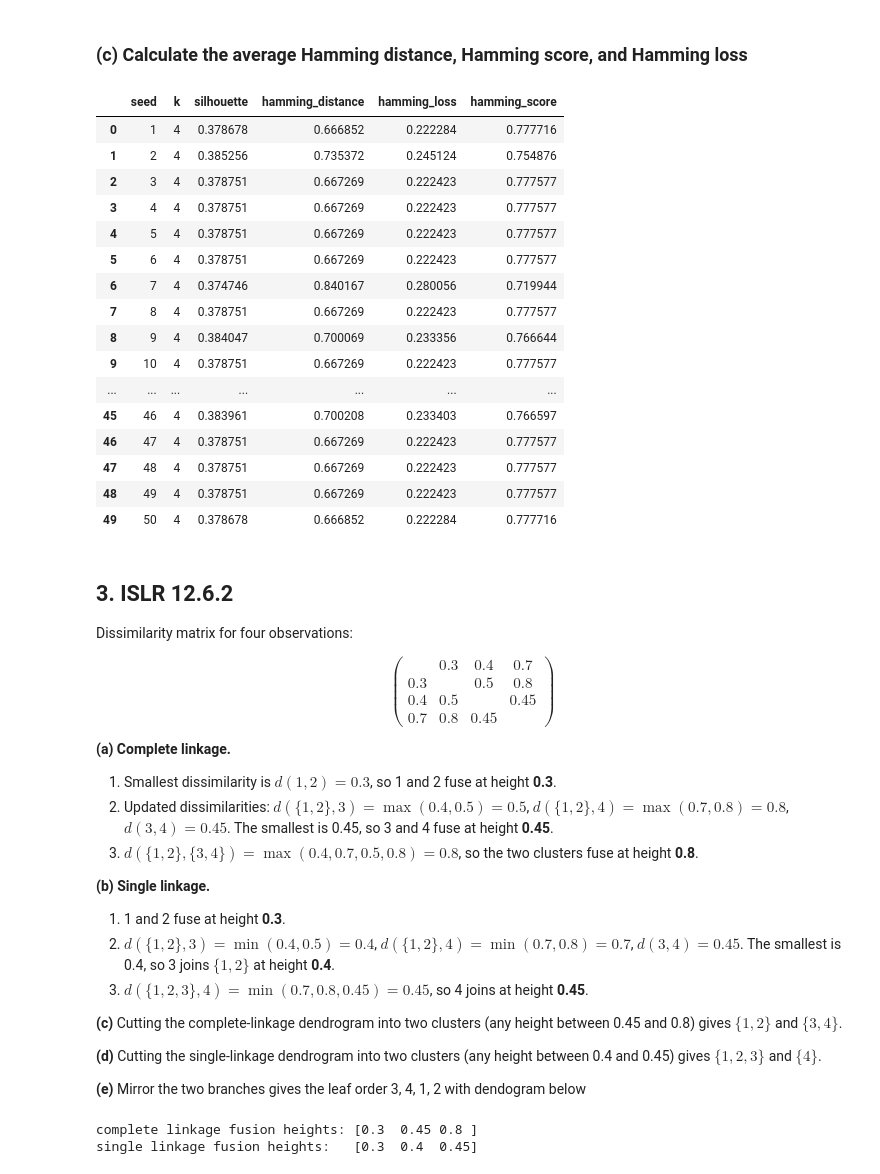
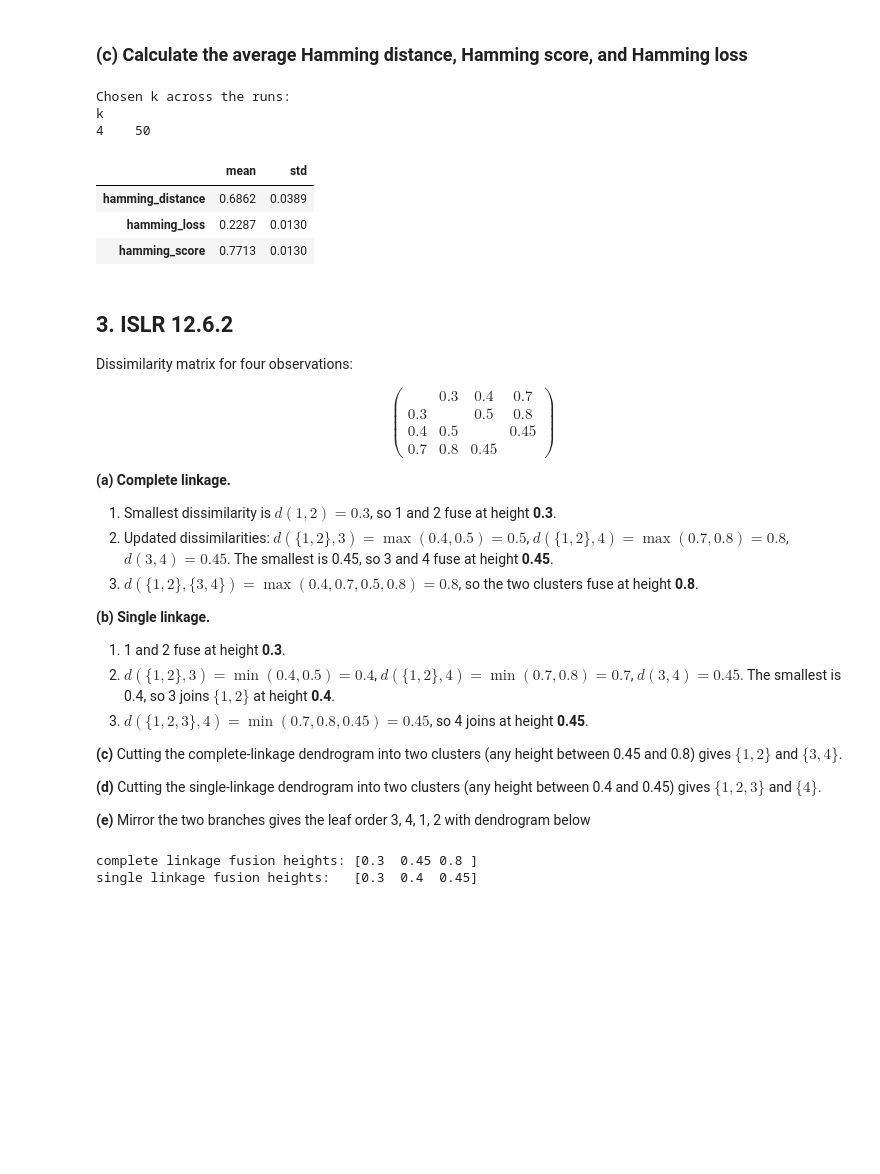
Before and after one commit to rbatra02/DSCI552, a Jupyter notebook: HW7/notebook/Batra_Raghav_HW7.ipynb, the cells around one changed output. Drawn from its saved outputs; the diff is of its cells as text; code cells hidden in the pictures; blank space fills up the shorter version.

```diff
--- a/HW7/notebook/Batra_Raghav_HW7.ipynb
+++ b/HW7/notebook/Batra_Raghav_HW7.ipynb
@@ -267,31 +272,24 @@ def hamming_metrics(clusters, majority):
 # %%
 def one_run(seed):
     sil, k, clusters = choose_k(seed)
     majority = majority_labels(clusters)
     return {"seed": seed, "k": k, "silhouette": sil,
             **hamming_metrics(clusters, majority), "majority": majority}
 
 runs = Parallel(n_jobs=-1)(delayed(one_run)(s) for s in range(1, N_MC + 1))
 mc = pd.DataFrame([{k: v for k, v in r.items() if k != "majority"} for r in runs])
-mc
+
+print("Chosen k across the runs:")
+print(mc["k"].value_counts().sort_index().to_string())
+mc[["hamming_distance", "hamming_loss", "hamming_score"]].agg(["mean", "std"]).T.round(4)
 # %% [output]
+Chosen k across the runs:
+k
+4    50
-|  | seed | k | silhouette | hamming_distance | hamming_loss | hamming_score |
-| 0 | 1 | 4 | 0.378678 | 0.666852 | 0.222284 | 0.777716 |
-| 1 | 2 | 4 | 0.385256 | 0.735372 | 0.245124 | 0.754876 |
-| 2 | 3 | 4 | 0.378751 | 0.667269 | 0.222423 | 0.777577 |
-| 3 | 4 | 4 | 0.378751 | 0.667269 | 0.222423 | 0.777577 |
-| 4 | 5 | 4 | 0.378751 | 0.667269 | 0.222423 | 0.777577 |
-| 5 | 6 | 4 | 0.378751 | 0.667269 | 0.222423 | 0.777577 |
-| 6 | 7 | 4 | 0.374746 | 0.840167 | 0.280056 | 0.719944 |
-| 7 | 8 | 4 | 0.378751 | 0.667269 | 0.222423 | 0.777577 |
-| 8 | 9 | 4 | 0.384047 | 0.700069 | 0.233356 | 0.766644 |
-| 9 | 10 | 4 | 0.378751 | 0.667269 | 0.222423 | 0.777577 |
-| ... | ... | ... | ... | ... | ... | ... |
-| 45 | 46 | 4 | 0.383961 | 0.700208 | 0.233403 | 0.766597 |
-| 46 | 47 | 4 | 0.378751 | 0.667269 | 0.222423 | 0.777577 |
-| 47 | 48 | 4 | 0.378751 | 0.667269 | 0.222423 | 0.777577 |
-| 48 | 49 | 4 | 0.378751 | 0.667269 | 0.222423 | 0.777577 |
-| 49 | 50 | 4 | 0.378678 | 0.666852 | 0.222284 | 0.777716 |
+|  | mean | std |
+| hamming_distance | 0.6862 | 0.0389 |
+| hamming_loss | 0.2287 | 0.0130 |
+| hamming_score | 0.7713 | 0.0130 |
 # %% [markdown]
 ## 3. ISLR 12.6.2
 
@@ -313,7 +311,7 @@ $$\begin{pmatrix} & 0.3 & 0.4 & 0.7\\ 0.3 & & 0.5 & 0.8\\ 0.4 & 0.5 & & 0.45\\ 0
 
 **(d)** Cutting the single-linkage dendrogram into two clusters (any height between 0.4 and 0.45) gives $\{1,2,3\}$ and $\{4\}$.
 
-**(e)** Mirror the two branches gives the leaf order 3, 4, 1, 2 with dendogram below
+**(e)** Mirror the two branches gives the leaf order 3, 4, 1, 2 with dendrogram below
 # %%
 D = np.array([[0.0, 0.3, 0.4, 0.7],
               [0.3, 0.0, 0.5, 0.8],
```
Also changed, not shown: parts of 4 cells of this notebook.
